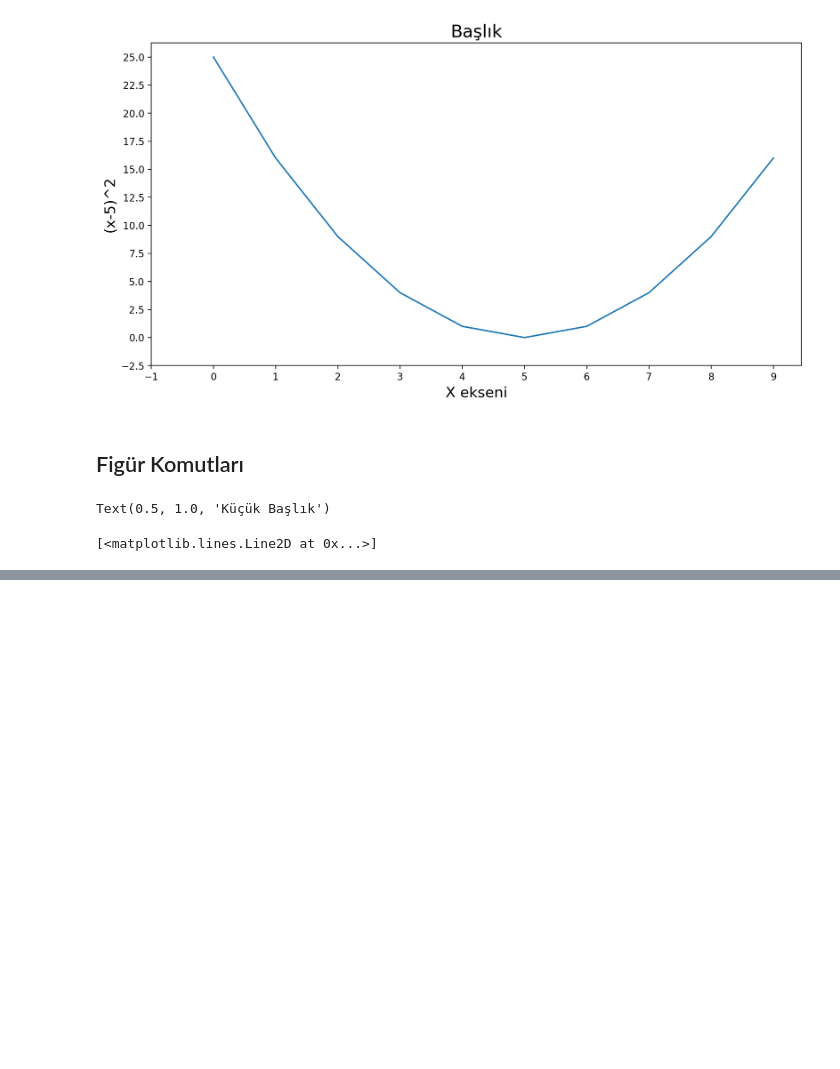
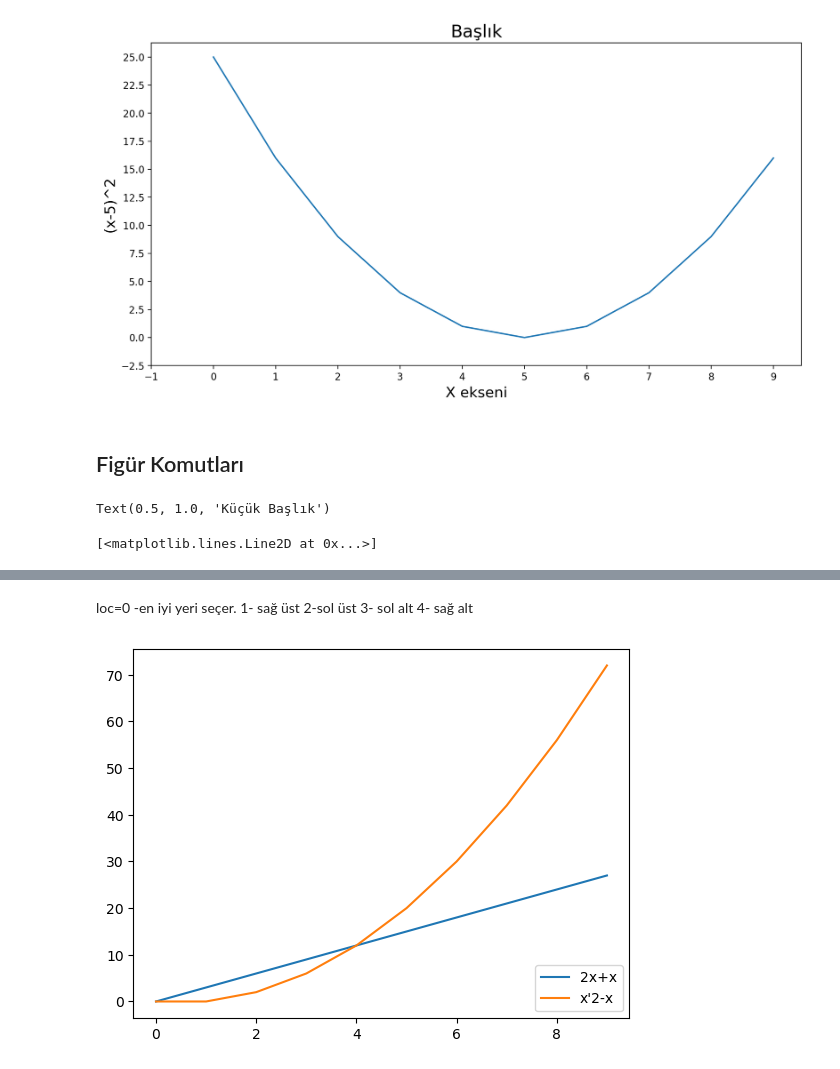
Before and after one commit to mustafaemirata/Veri-ve-Makine-Ogrenmesi, a Jupyter notebook: Veri Bilimi/09 matplotlib.ipynb, the cells around one changed output, grey strips where cells are left out. Drawn from its saved outputs; the diff is of its cells as text; code cells hidden in the pictures; blank space fills up the shorter version.

```diff
--- a/Veri Bilimi/09 matplotlib.ipynb
+++ b/Veri Bilimi/09 matplotlib.ipynb
@@ -84,0 +96,13 @@ axes2.plot(x,y)
+# %% [markdown]
+loc=0 -en iyi yeri seçer.
+1- sağ üst
+2-sol üst
+3- sol alt
+4- sağ alt
+# %%
+plt.Figure(figsize=(10,8),dpi=400)
+plt.plot(x, 2*x+x, label="2x+x")
+plt.plot(x,x**2-x, label="x'2-x")
+plt.legend(loc=4);
+# %% [output]
+[figure, added]
```
Also changed, not shown: parts of 6 cells of this notebook, 1 other file.
